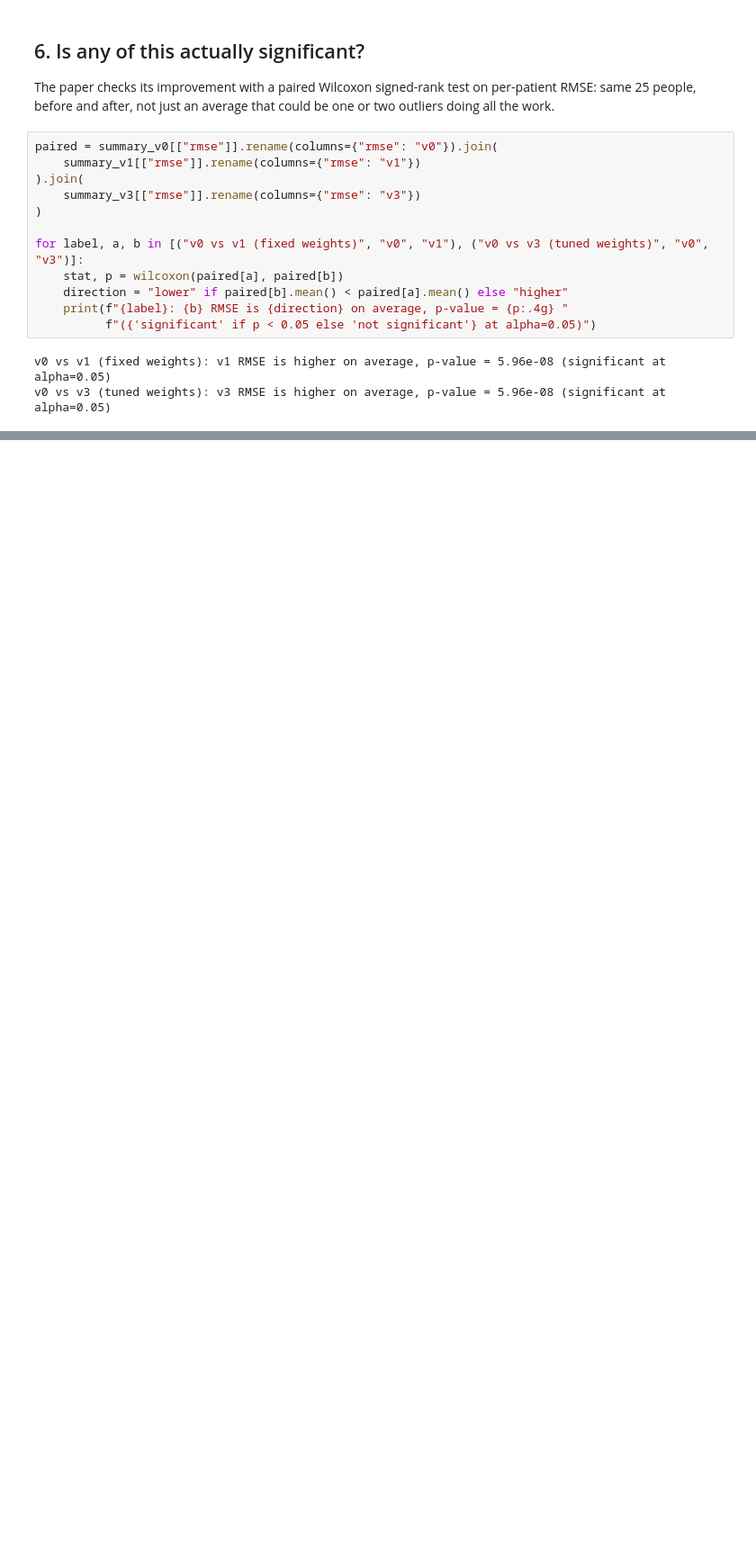
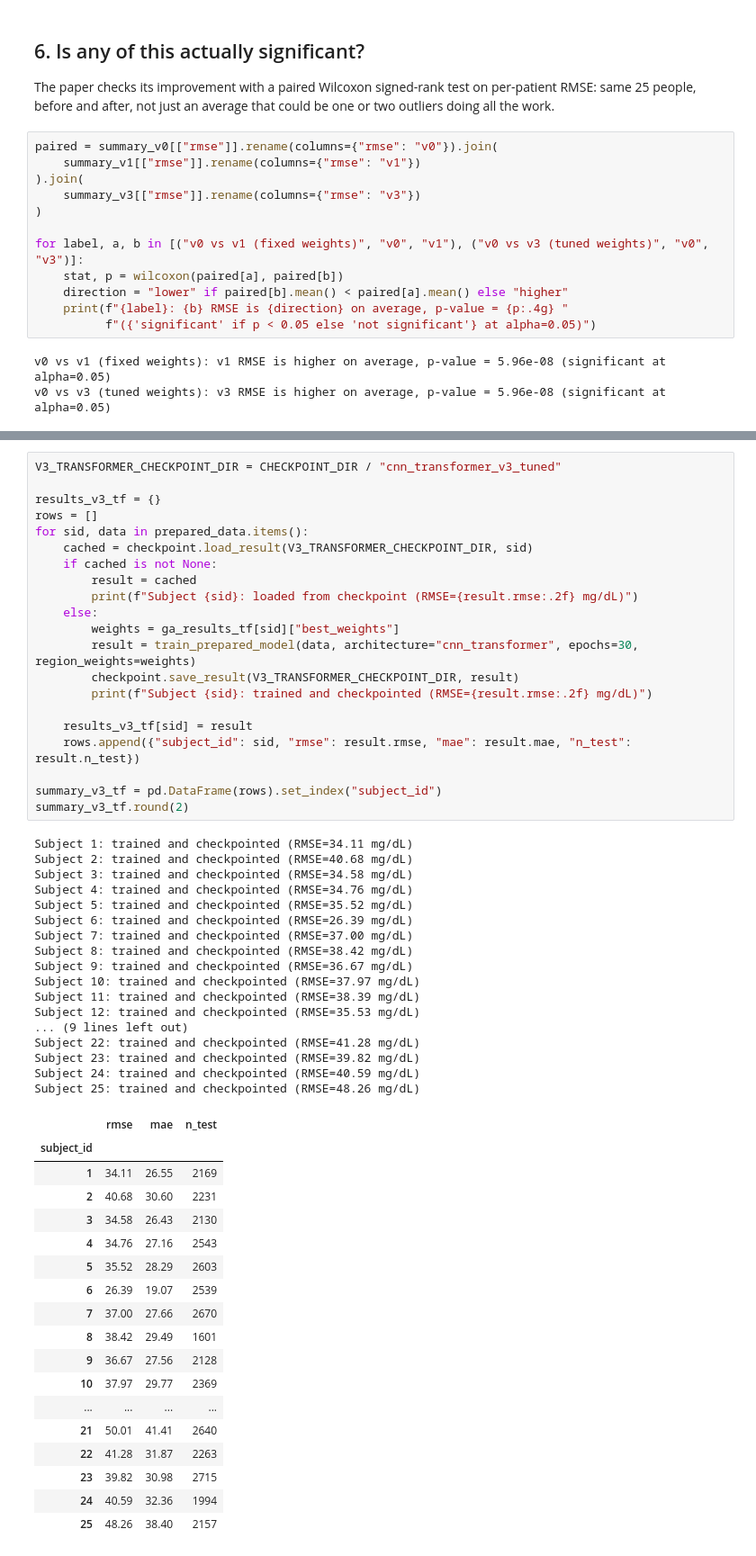
Before and after one commit to TomerWeissman/azt1d-analysis, a Jupyter notebook: notebooks/05_glimmer_v3_full_replication.ipynb, the cells around one changed output, grey strips where cells are left out. Shown at 90% size. Saved outputs shown, nothing was run; the diff lists cells and outputs as text; blank space fills up the shorter version.

```diff
--- a/notebooks/05_glimmer_v3_full_replication.ipynb
+++ b/notebooks/05_glimmer_v3_full_replication.ipynb
@@ -372,0 +430,57 @@ v0 vs v3 (tuned weights): v3 RMSE is higher on average, p-value = 5.96e-08 (sign
+# %%
+V3_TRANSFORMER_CHECKPOINT_DIR = CHECKPOINT_DIR / "cnn_transformer_v3_tuned"
+
+results_v3_tf = {}
+rows = []
+for sid, data in prepared_data.items():
+    cached = checkpoint.load_result(V3_TRANSFORMER_CHECKPOINT_DIR, sid)
+    if cached is not None:
+        result = cached
+        print(f"Subject {sid}: loaded from checkpoint (RMSE={result.rmse:.2f} mg/dL)")
+    else:
+        weights = ga_results_tf[sid]["best_weights"]
+        result = train_prepared_model(data, architecture="cnn_transformer", epochs=30, region_weights=weights)
+        checkpoint.save_result(V3_TRANSFORMER_CHECKPOINT_DIR, result)
+        print(f"Subject {sid}: trained and checkpointed (RMSE={result.rmse:.2f} mg/dL)")
+
+    results_v3_tf[sid] = result
+    rows.append({"subject_id": sid, "rmse": result.rmse, "mae": result.mae, "n_test": result.n_test})
+
+summary_v3_tf = pd.DataFrame(rows).set_index("subject_id")
+summary_v3_tf.round(2)
+# %% [output]
+Subject 1: trained and checkpointed (RMSE=34.11 mg/dL)
+Subject 2: trained and checkpointed (RMSE=40.68 mg/dL)
+Subject 3: trained and checkpointed (RMSE=34.58 mg/dL)
+Subject 4: trained and checkpointed (RMSE=34.76 mg/dL)
+Subject 5: trained and checkpointed (RMSE=35.52 mg/dL)
+Subject 6: trained and checkpointed (RMSE=26.39 mg/dL)
+Subject 7: trained and checkpointed (RMSE=37.00 mg/dL)
+Subject 8: trained and checkpointed (RMSE=38.42 mg/dL)
+Subject 9: trained and checkpointed (RMSE=36.67 mg/dL)
+Subject 10: trained and checkpointed (RMSE=37.97 mg/dL)
+Subject 11: trained and checkpointed (RMSE=38.39 mg/dL)
+Subject 12: trained and checkpointed (RMSE=35.53 mg/dL)
+... (9 lines left out)
+Subject 22: trained and checkpointed (RMSE=41.28 mg/dL)
+Subject 23: trained and checkpointed (RMSE=39.82 mg/dL)
+Subject 24: trained and checkpointed (RMSE=40.59 mg/dL)
+Subject 25: trained and checkpointed (RMSE=48.26 mg/dL)
+|  | rmse | mae | n_test |
+| subject_id |  |  |  |
+| 1 | 34.11 | 26.55 | 2169 |
+| 2 | 40.68 | 30.60 | 2231 |
+| 3 | 34.58 | 26.43 | 2130 |
+| 4 | 34.76 | 27.16 | 2543 |
+| 5 | 35.52 | 28.29 | 2603 |
+| 6 | 26.39 | 19.07 | 2539 |
+| 7 | 37.00 | 27.66 | 2670 |
+| 8 | 38.42 | 29.49 | 1601 |
+| 9 | 36.67 | 27.56 | 2128 |
+| 10 | 37.97 | 29.77 | 2369 |
+| ... | ... | ... | ... |
+| 21 | 50.01 | 41.41 | 2640 |
+| 22 | 41.28 | 31.87 | 2263 |
+| 23 | 39.82 | 30.98 | 2715 |
+| 24 | 40.59 | 32.36 | 1994 |
+| 25 | 48.26 | 38.40 | 2157 |
```
Also changed, not shown: parts of 12 cells of this notebook, 1 other file.
